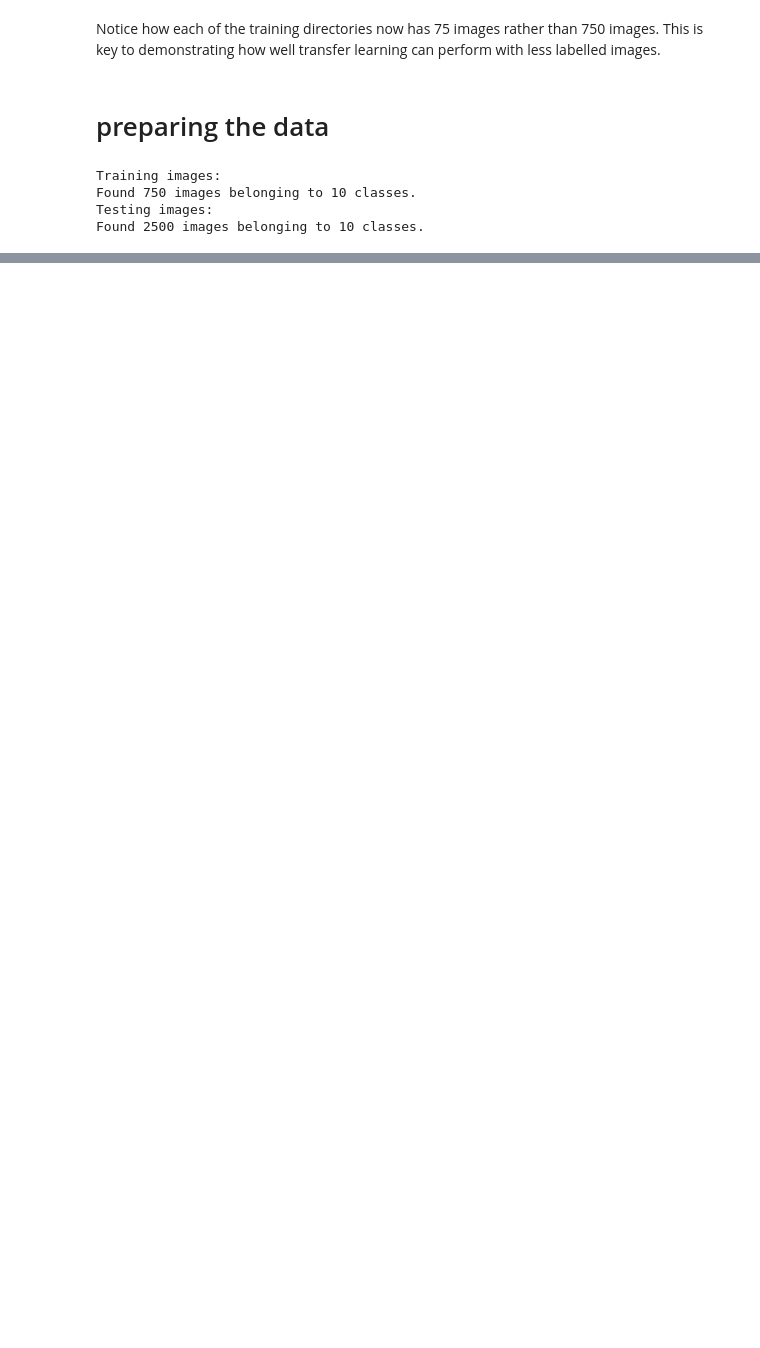
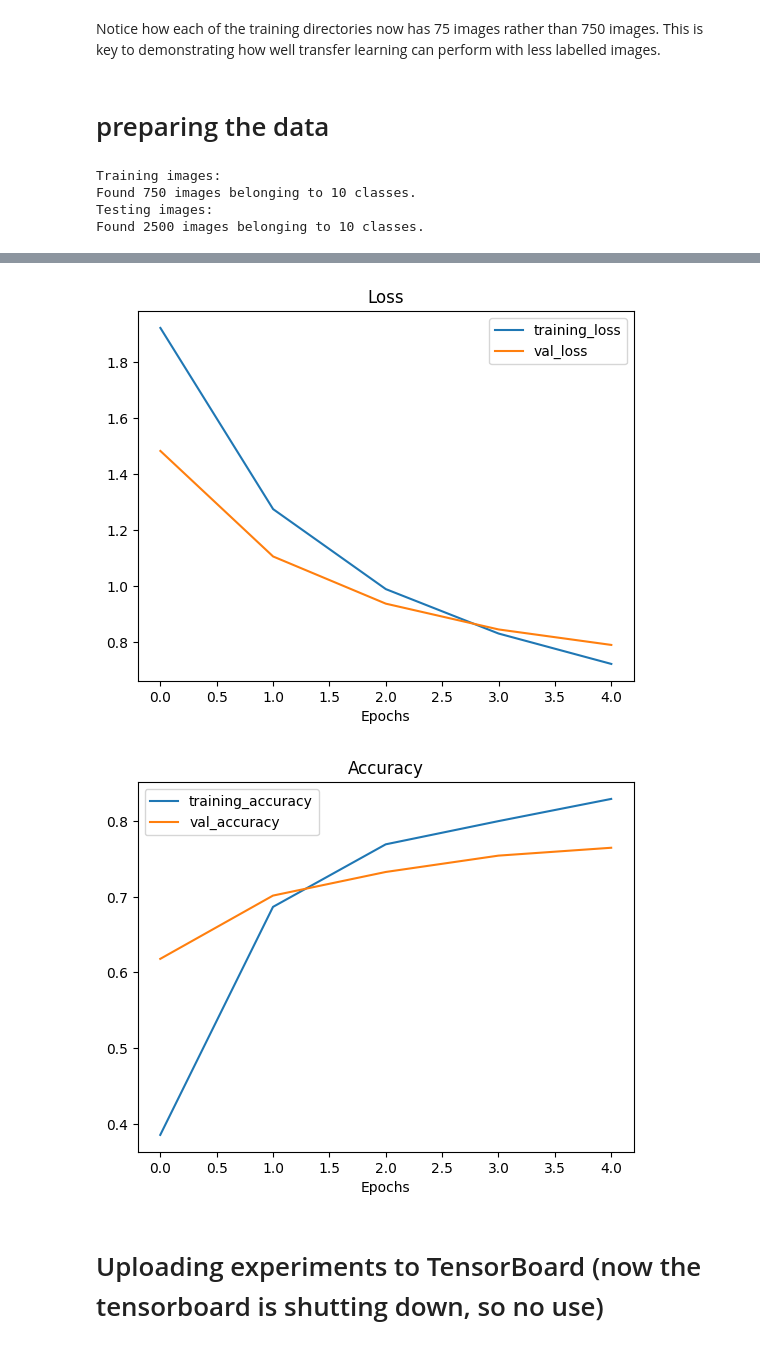
Before and after one commit to issarbhavya/ML, a Jupyter notebook: 04_Transfer_Learning_feature_extraction.ipynb, the cells around one changed output, grey strips where cells are left out. Saved outputs shown, nothing was run; the diff lists cells and outputs as text; code cells hidden in the pictures; blank space fills up the shorter version.

```diff
--- a/04_Transfer_Learning_feature_extraction.ipynb
+++ b/04_Transfer_Learning_feature_extraction.ipynb
@@ -85,0 +96,11 @@ Found 2500 images belonging to 10 classes.
+# %%
+
+# Create tensorboard callback (functionized because need to create a new one for each model)
+import datetime
+def create_tensorboard_callback(dir_name, experiment_name):
+  log_dir = dir_name + "/" + experiment_name + "/" + datetime.datetime.now().strftime("%Y%m%d-%H%M%S")
+  tensorboard_callback = tf.keras.callbacks.TensorBoard(
+      log_dir=log_dir
+  )
+  print(f"Saving TensorBoard log files to: {log_dir}")
+  return tensorboard_callback
@@ -85,0 +121,9 @@ Found 2500 images belonging to 10 classes.
+# %%
+# Resnet 50 V2 feature vector
+resnet_url = "https://tfhub.dev/google/imagenet/resnet_v2_50/feature_vector/4"
+
+# # Original: EfficientNetB0 feature vector (version 1)
+# efficientnet_url = "https://tfhub.dev/tensorflow/efficientnet/b0/feature-vector/1"
+
+# New: EfficientNetB0 feature vector (version 2)
+efficientnet_url = "https://tfhub.dev/google/imagenet/efficientnet_v2_imagenet1k_b0/feature_vector/2"
@@ -85,0 +266,19 @@ Found 2500 images belonging to 10 classes.
+# %%
+# Create model
+efficientnet_model = create_model(model_url=efficientnet_url, # use EfficientNetB0 TensorFlow Hub URL
+                                  num_classes=train_data_10_percent.num_classes)
+
+# Compile EfficientNet model
+efficientnet_model.compile(loss='categorical_crossentropy',
+                           optimizer=tf.keras.optimizers.Adam(),
+                           metrics=['accuracy'])
+
+# Fit EfficientNet model
+efficientnet_history = efficientnet_model.fit(train_data_10_percent, # only use 10% of training data
+                                              epochs=5, # train for 5 epochs
+                                              steps_per_epoch=len(train_data_10_percent),
+                                              validation_data=test_data,
+                                              validation_steps=len(test_data),
+                                              callbacks=[create_tensorboard_callback(dir_name="tensorflow_hub",
+                                                                                     # Track logs under different experiment name
+                                                                                     experiment_name="efficientnetB0")])
@@ -85,0 +297,7 @@ Found 2500 images belonging to 10 classes.
+# %%
+plot_loss_curves(efficientnet_history)
+# %% [output]
+[figure, added]
+[figure, added]
+# %% [markdown]
+# Uploading experiments to TensorBoard (now the tensorboard is shutting down, so no use)
```
Also changed, not shown: parts of 20 cells of this notebook.
